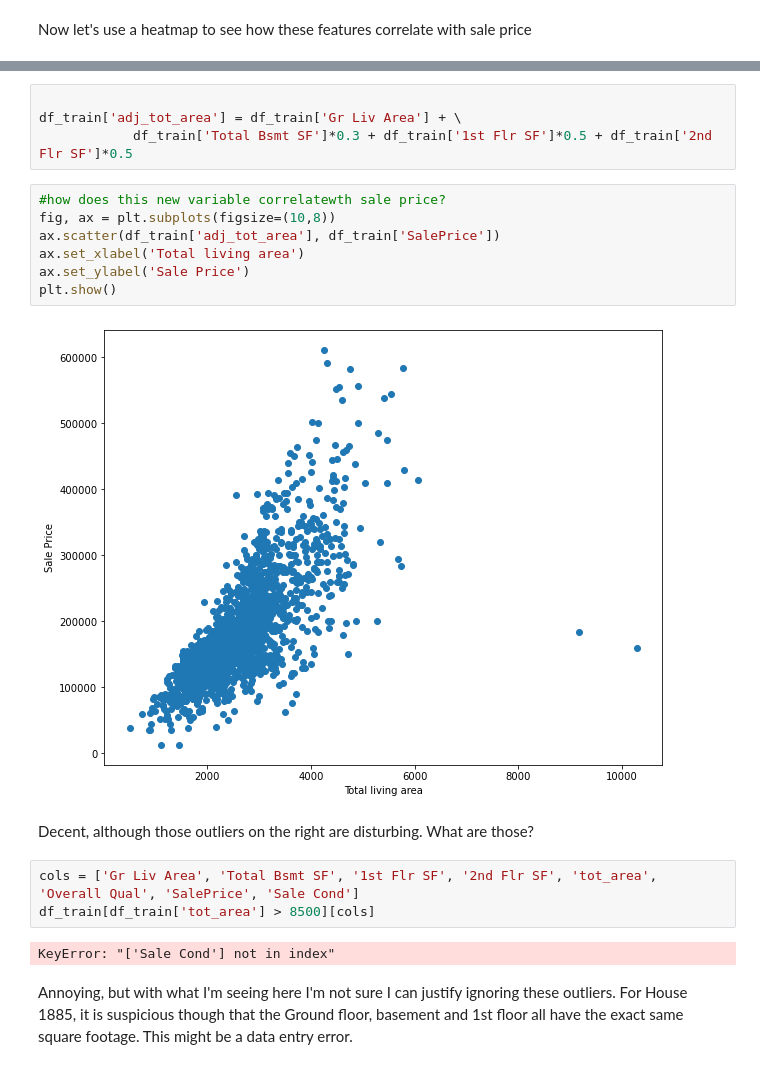
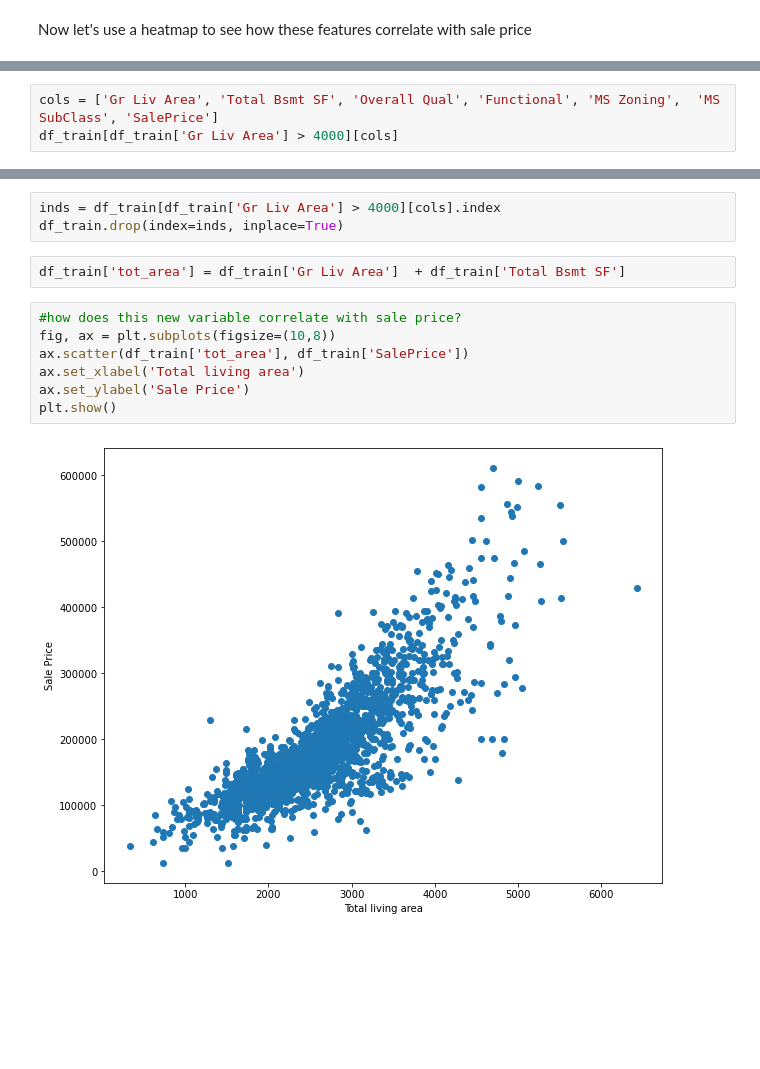
Before and after one commit to martijndevries/AmesHousingPrices, a Jupyter notebook: code/EDA_engineering.ipynb, the cells around one changed output, grey strips where cells are left out. Drawn from its saved outputs; the diff is of its cells as text; blank space fills up the shorter version.

```diff
--- a/code/EDA_engineering.ipynb
+++ b/code/EDA_engineering.ipynb
@@ -57,0 +58,3 @@ Yup, they are clearly correlated
+# %%
+cols = ['Gr Liv Area', 'Total Bsmt SF', 'Overall Qual', 'Functional', 'MS Zoning',  'MS SubClass', 'SalePrice']
+df_train[df_train['Gr Liv Area'] > 4000][cols]
@@ -58,22 +68,14 @@ Yup, they are clearly correlated
+# %%
+inds = df_train[df_train['Gr Liv Area'] > 4000][cols].index
+df_train.drop(index=inds, inplace=True)
 # %%
-
-df_train['adj_tot_area'] = df_train['Gr Liv Area'] + \
-            df_train['Total Bsmt SF']*0.3 + df_train['1st Flr SF']*0.5 + df_train['2nd Flr SF']*0.5
+df_train['tot_area'] = df_train['Gr Liv Area']  + df_train['Total Bsmt SF']
 # %%
-#how does this new variable correlatewth sale price?
+#how does this new variable correlate with sale price?
 fig, ax = plt.subplots(figsize=(10,8))
-ax.scatter(df_train['adj_tot_area'], df_train['SalePrice'])
+ax.scatter(df_train['tot_area'], df_train['SalePrice'])
 ax.set_xlabel('Total living area')
 ax.set_ylabel('Sale Price')
 plt.show()
 # %% [output]
-[figure, old version]
+[figure, new version]
-# %% [markdown]
-Decent, although those outliers on the right are disturbing. What are those?
-# %%
-cols = ['Gr Liv Area', 'Total Bsmt SF', '1st Flr SF', '2nd Flr SF', 'tot_area', 'Overall Qual', 'SalePrice', 'Sale Cond']
-df_train[df_train['tot_area'] > 8500][cols]
-# %% [output]
-KeyError: "['Sale Cond'] not in index"
-# %% [markdown]
-Annoying, but with what I'm seeing here I'm not sure I can justify ignoring these outliers. For House 1885, it is suspicious though that the Ground floor, basement and 1st floor all have the exact same square footage. This might be a data entry error.
```
Also changed, not shown: parts of 52 cells of this notebook, 6 other files.
